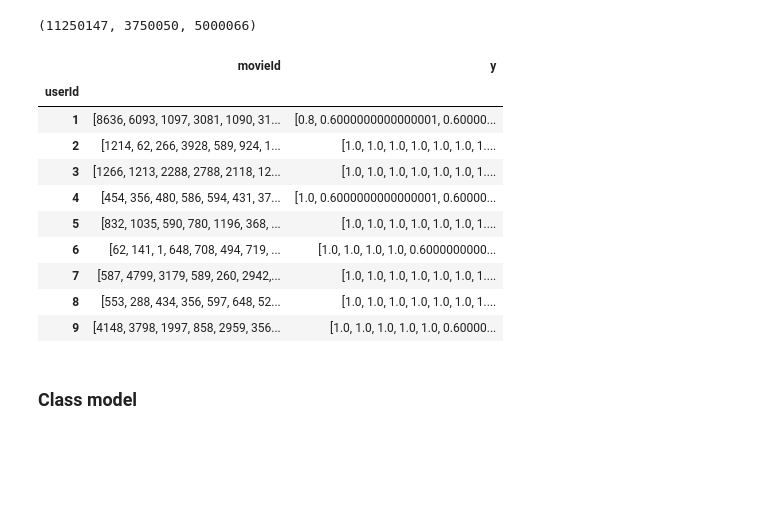
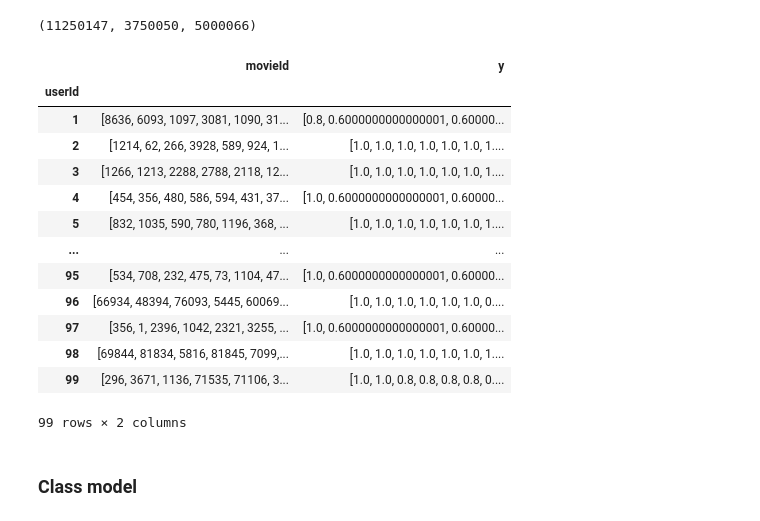
Before and after one commit to quanvu0996/TF_cert_training, a Jupyter notebook: v2_2_ML20M_sequence.ipynb, the cells around one changed output. Drawn from its saved outputs; the diff is of its cells as text; code cells hidden in the pictures; blank space fills up the shorter version.

```diff
--- a/v2_2_ML20M_sequence.ipynb
+++ b/v2_2_ML20M_sequence.ipynb
@@ -114,38 +114,41 @@ def get_interaction_set(interaction, max_item = None, top_k_item = None):
     # Sắp xếp item theo thứ tự giảm dần rating (về sau cắt padding sẽ ưu tiên giữ lại item có rating cao)
     rindex = interaction.groupby(userCol)["y"].transform(lambda grp: grp.sort_values(ascending=False).index)
     interaction = interaction.reindex(rindex)
 
     # Chuyển thành warm-up set theo từng user
     interaction = interaction.groupby("userId").agg({itemCol:list, "y":list})
 
     # Giới hạn độ dài warm_up size
     if max_item is not None:
         interaction[itemCol] = interaction[itemCol].apply(lambda x: x[0:max_item])
         interaction["y"] = interaction["y"].apply(lambda x: x[0:max_item])
 
     return interaction, top_items
 
 top_k_item = 5000
 wu_size = 200
 mask_size = 50
 max_item = wu_size + mask_size
 
-interac_df, top_items = get_interaction_set(warm_up_mask[warm_up_mask[userCol]<10]
+interac_df, top_items = get_interaction_set(warm_up_mask[warm_up_mask[userCol]<100]
                     , max_item = max_item
                     , top_k_item = top_k_item )
 interac_df
 # %% [output]
 |  | movieId | y |
 | userId |  |  |
 | 1 | [8636, 6093, 1097, 3081, 1090, 31... | [0.8, 0.6000000000000001, 0.60000... |
 | 2 | [1214, 62, 266, 3928, 589, 924, 1... | [1.0, 1.0, 1.0, 1.0, 1.0, 1.0, 1.... |
 | 3 | [1266, 1213, 2288, 2788, 2118, 12... | [1.0, 1.0, 1.0, 1.0, 1.0, 1.0, 1.... |
 | 4 | [454, 356, 480, 586, 594, 431, 37... | [1.0, 0.6000000000000001, 0.60000... |
 | 5 | [832, 1035, 590, 780, 1196, 368, ... | [1.0, 1.0, 1.0, 1.0, 1.0, 1.0, 1.... |
-| 6 | [62, 141, 1, 648, 708, 494, 719, ... | [1.0, 1.0, 1.0, 1.0, 0.6000000000... |
-| 7 | [587, 4799, 3179, 589, 260, 2942,... | [1.0, 1.0, 1.0, 1.0, 1.0, 1.0, 1.... |
-| 8 | [553, 288, 434, 356, 597, 648, 52... | [1.0, 1.0, 1.0, 1.0, 1.0, 1.0, 1.... |
-| 9 | [4148, 3798, 1997, 858, 2959, 356... | [1.0, 1.0, 1.0, 1.0, 1.0, 0.60000... |
+| ... | ... | ... |
+| 95 | [534, 708, 232, 475, 73, 1104, 47... | [1.0, 0.6000000000000001, 0.60000... |
+| 96 | [66934, 48394, 76093, 5445, 60069... | [1.0, 1.0, 1.0, 1.0, 1.0, 1.0, 0.... |
+| 97 | [356, 1, 2396, 1042, 2321, 3255, ... | [1.0, 0.6000000000000001, 0.60000... |
+| 98 | [69844, 81834, 5816, 81845, 7099,... | [1.0, 1.0, 1.0, 1.0, 1.0, 1.0, 1.... |
+| 99 | [296, 3671, 1136, 71535, 71106, 3... | [1.0, 1.0, 0.8, 0.8, 0.8, 0.8, 0.... |
+99 rows × 2 columns
 # %% [markdown]
 ### Class  model
 # %%
```
Also changed, not shown: parts of 19 cells of this notebook.
